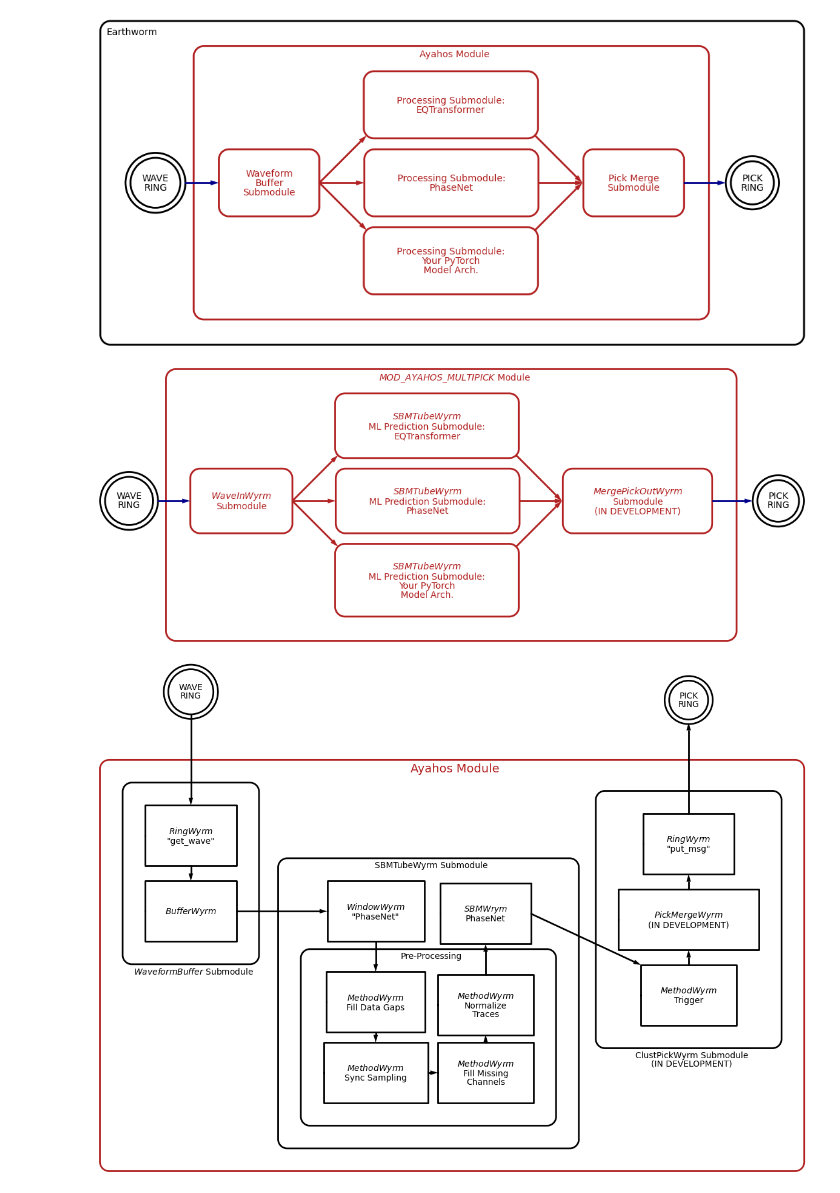
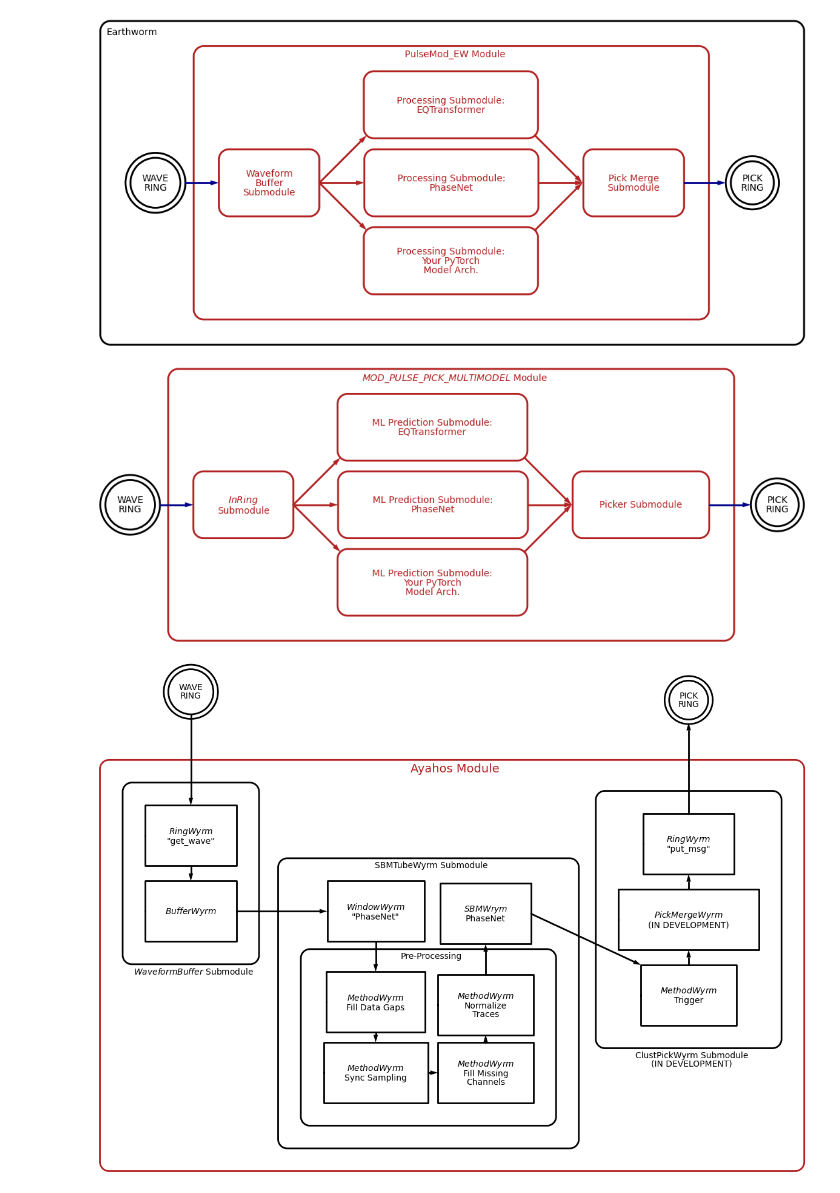
Before and after one commit to pnsn/Ayahos, a Jupyter notebook: diagrams/schemdraw_process_flow_diagrams.ipynb, the cells around one changed output. Drawn from its saved outputs; the diff is of its cells as text; code cells hidden in the pictures.

```diff
--- a/diagrams/schemdraw_process_flow_diagrams.ipynb
+++ b/diagrams/schemdraw_process_flow_diagrams.ipynb
@@ -13,7 +13,7 @@ with Drawing() as D:
         s1 = flow.StateEnd().label('WAVE\nRING')
         flow.Arrow().right(D.unit).at(s1.E).color('darkblue')
         with D.container() as AY:
-            AY.label('EWFlow Module',
+            AY.label('PulseMod_EW Module',
                     loc='N',
                     halign='center',
                     valign='top')
@@ -39,45 +39,45 @@ with Drawing() as D:
         flow.Arrow().right(D.unit*1.25).at(p3.E).color('darkblue')
         s2 = flow.StateEnd().label('PICK\nRING')
 # %% [output]
-[figure, old version]
+[figure, new version]
 # %%
 # OVERVIEW V2
 
 with Drawing() as D:
     D.config(fontsize=10, unit=1)
     # with D.container() as EW:
     #     EW.label('Earthworm')
     s1 = flow.StateEnd().label('WAVE\nRING')
     flow.Arrow().right(D.unit).at(s1.E).color('darkblue')
     with D.container() as AY:
-        AY.label('$MOD\\_AYAHOS\\_MULTIPICK$ Module',
+        AY.label('$MOD\\_PULSE\\_PICK\\_MULTIMODEL$ Module',
                 loc='N',
                 halign='center',
                 valign='top')
         AY.color('firebrick')
-        p1 = flow.RoundProcess().label('$WaveInWyrm$\nSubmodule').color('firebrick')
+        p1 = flow.RoundProcess().label('$InRing$\nSubmodule').color('firebrick')
         # Center Tube
         flow.Arrow().at(p1.E).theta(0).length(D.unit*1.9*np.cos(0.25*np.pi)).color('firebrick')
-        p2b = flow.RoundProcess().label('$SBMTubeWyrm$\nML Prediction Submodule:\nPhaseNet').color('firebrick')
+        p2b = flow.RoundProcess().label('ML Prediction Submodule:\nPhaseNet').color('firebrick')
         flow.Arrow().at(p2b.E).length(D.unit*1.9*np.cos(0.25*np.pi)).color('firebrick')
         # Complete mapping out to end of Ayahos module
-        p3 = flow.RoundProcess().label('$MergePickOutWyrm$\nSubmodule\n(IN DEVELOPMENT)').color('firebrick')
+        p3 = flow.RoundProcess().label('Picker Submodule').color('firebrick')
 
         # Upper Submodule
         flow.Arrow().theta(45).at(p1.E).length(D.unit*2).color('firebrick')
-        p2a = flow.RoundProcess().label('$SBMTubeWyrm$\nML Prediction Submodule:\nEQTransformer').color('firebrick')
+        p2a = flow.RoundProcess().label('ML Prediction Submodule:\nEQTransformer').color('firebrick')
         flow.Arrow().theta(-45).at(p2a.SE).length(D.unit*2).color('firebrick')
 
         # Lower Submodule
         flow.Arrow().at(p1.E).theta(-45).length(D.unit*2).color('firebrick')
-        p2c = flow.RoundProcess().label('$SBMTubeWyrm$\nML Prediction Submodule:\nYour PyTorch\nModel Arch.').color('firebrick')
+        p2c = flow.RoundProcess().label('ML Prediction Submodule:\nYour PyTorch\nModel Arch.').color('firebrick')
         flow.Arrow().theta(45).length(D.unit*2).at(p2c.NE).color('firebrick')
 
     flow.Arrow().right(D.unit*1.25).at(p3.E).color('darkblue')
     s2 = flow.StateEnd().label('PICK\nRING')
-    D.save('./MOD_AYAHOS_MULTIPICK_process_flow_diagram.svg')
+    D.save('./MOD_PULSE_PICK_MULTIMODEL_process_flow_diagram.svg')
 # %% [output]
-[figure, old version]
+[figure, new version]
 # %%
 # More detailed schematic showing individual Wyrm base modules
 
```
